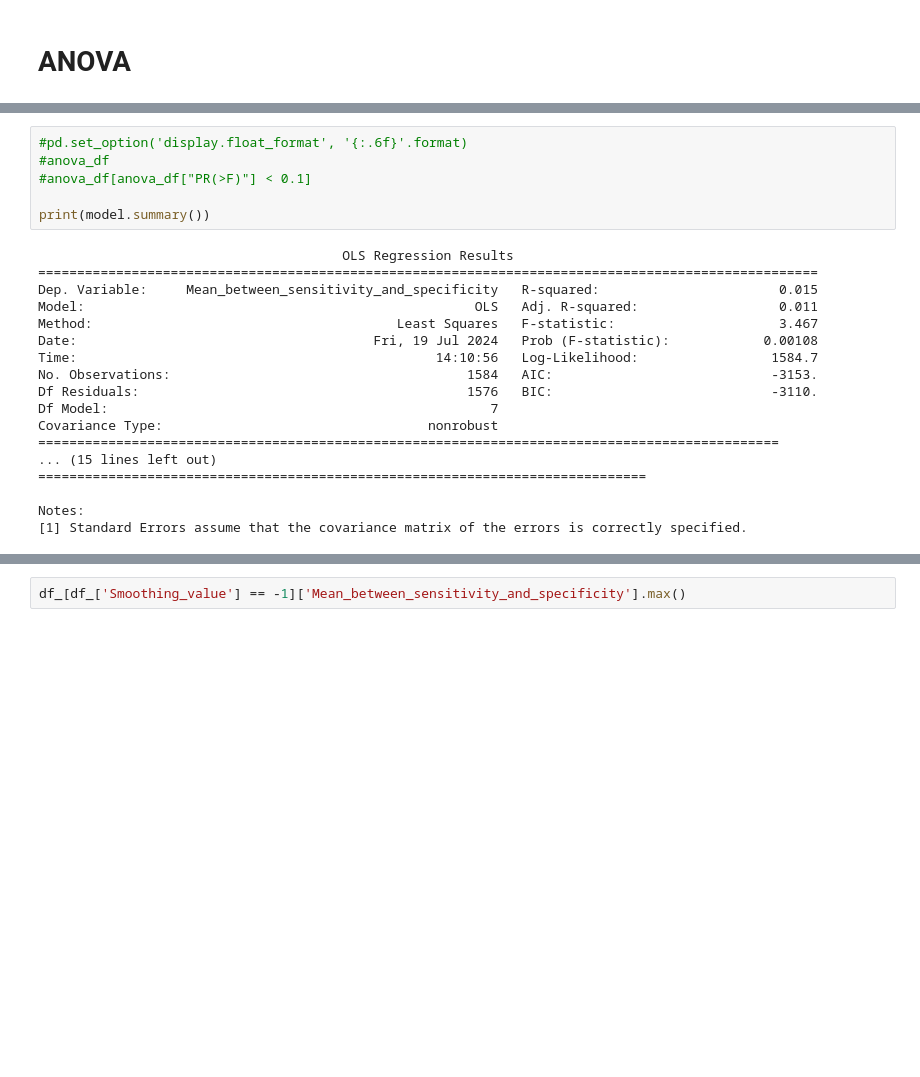
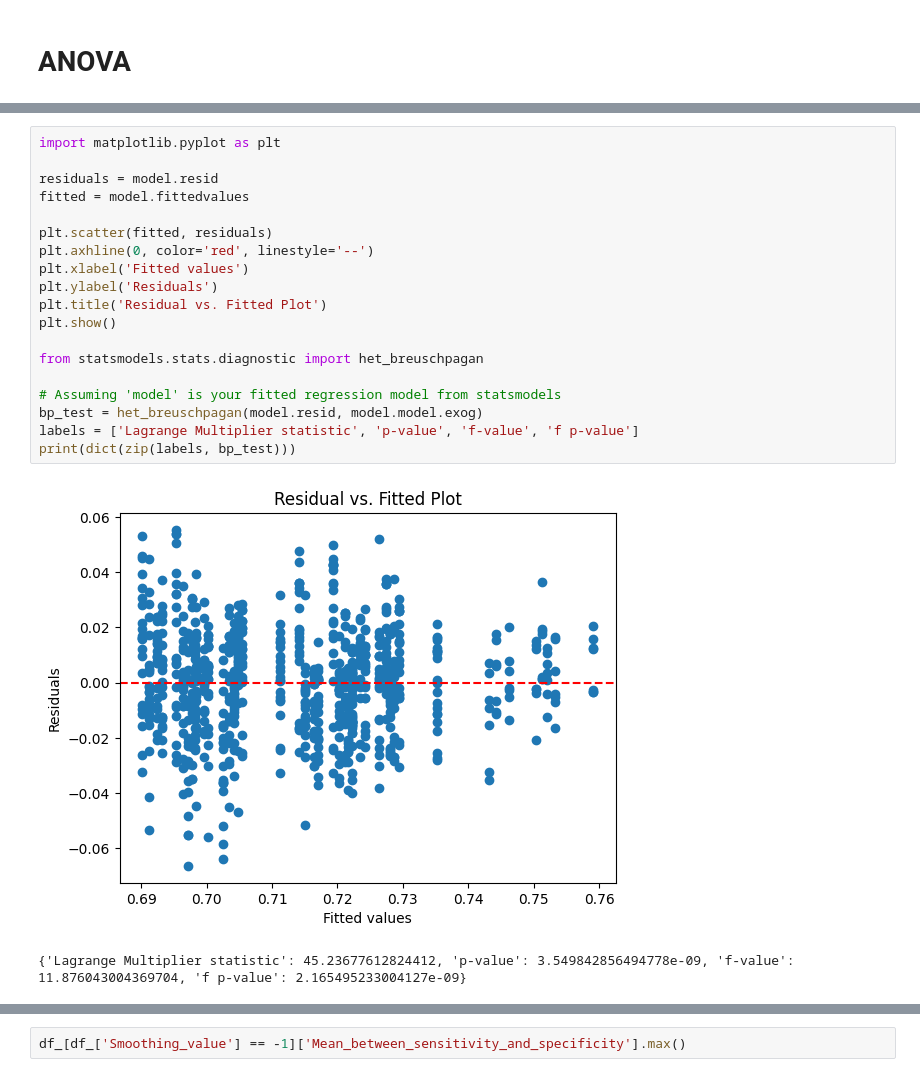
Before and after one commit to msokur/hsi-experiments, a Jupyter notebook: experiments/analyse_experiment.ipynb, the cells around one changed output, grey strips where cells are left out. Saved outputs shown, nothing was run; the diff lists cells and outputs as text; blank space fills up the shorter version.

```diff
--- a/experiments/analyse_experiment.ipynb
+++ b/experiments/analyse_experiment.ipynb
@@ -104,27 +240,25 @@ Background_light               -0.0033      0.019     -0.173      0.863      -0.
-# %%
-#pd.set_option('display.float_format', '{:.6f}'.format)
-#anova_df
-#anova_df[anova_df["PR(>F)"] < 0.1]
-
-print(model.summary())
-# %% [output]
-                                       OLS Regression Results
-====================================================================================================
-Dep. Variable:     Mean_between_sensitivity_and_specificity   R-squared:                       0.015
-Model:                                                  OLS   Adj. R-squared:                  0.011
-Method:                                       Least Squares   F-statistic:                     3.467
-Date:                                      Fri, 19 Jul 2024   Prob (F-statistic):            0.00108
-Time:                                              14:10:56   Log-Likelihood:                 1584.7
-No. Observations:                                      1584   AIC:                            -3153.
-Df Residuals:                                          1576   BIC:                            -3110.
-Df Model:                                                 7
-Covariance Type:                                  nonrobust
-===============================================================================================
-... (15 lines left out)
-==============================================================================
-
-Notes:
-[1] Standard Errors assume that the covariance matrix of the errors is correctly specified.
+# %%
+import matplotlib.pyplot as plt
+
+residuals = model.resid
+fitted = model.fittedvalues
+
+plt.scatter(fitted, residuals)
+plt.axhline(0, color='red', linestyle='--')
+plt.xlabel('Fitted values')
+plt.ylabel('Residuals')
+plt.title('Residual vs. Fitted Plot')
+plt.show()
+
+from statsmodels.stats.diagnostic import het_breuschpagan
+
+# Assuming 'model' is your fitted regression model from statsmodels
+bp_test = het_breuschpagan(model.resid, model.model.exog)
+labels = ['Lagrange Multiplier statistic', 'p-value', 'f-value', 'f p-value']
+print(dict(zip(labels, bp_test)))
+# %% [output]
+[figure, added]
+{'Lagrange Multiplier statistic': 45.23677612824412, 'p-value': 3.549842856494778e-09, 'f-value': 11.876043004369704, 'f p-value': 2.165495233004127e-09}
 # %%
 import scipy.stats as stats
 import matplotlib.pyplot as plt
```
Also changed, not shown: parts of 16 cells of this notebook, 1 other file.
